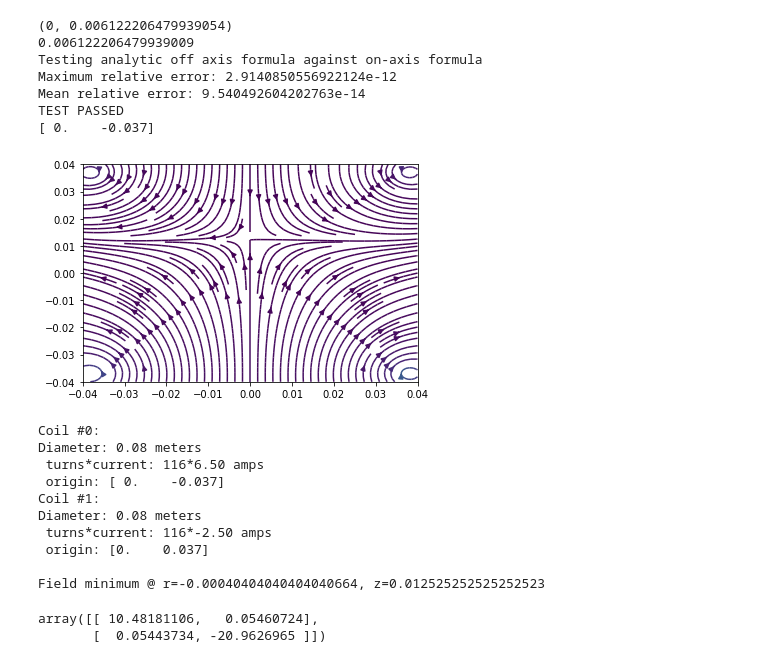
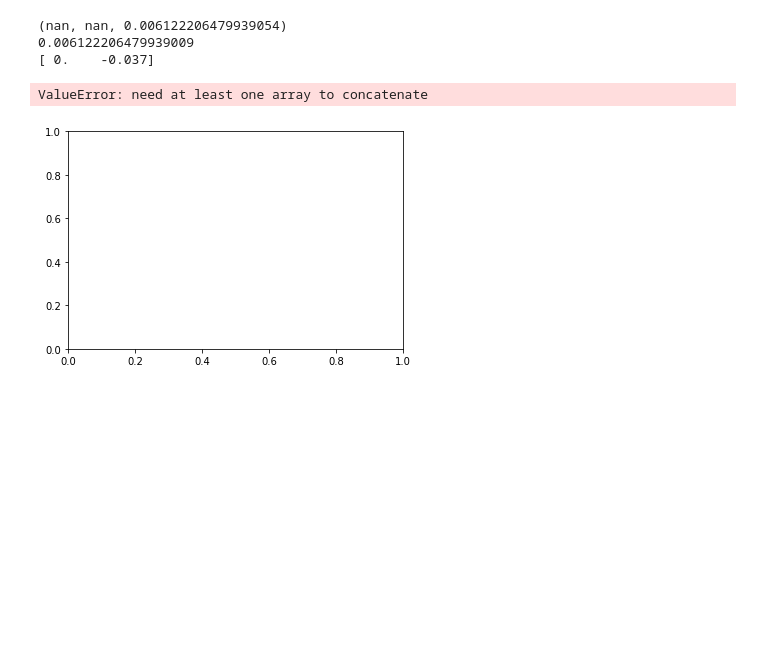
Before and after one commit to matterwaves/atomic_py, a Jupyter notebook: mot-class-tests.ipynb, the cells around one changed output. Cells and saved outputs as stored; diff of their text form; code cells hidden in the pictures; blank space fills up the shorter version.

Commit message:
switched from meshgrid to mgrid, using 3D calculations, but 2D slices for visualization

```diff
--- a/mot-class-tests.ipynb
+++ b/mot-class-tests.ipynb
@@ -8,55 +9,40 @@ from numpy import sin,cos,e,pi,sqrt
 ## Create a loop of wire
 ## Specify the diameter, number of turns, current, and origin (location of center)
 loop=mot.magneticCoil(diameter=2*0.038,turns=48+68,current=6.5,origin=[0,-0.074/2])
 
 #loop.field, and loop.fieldOnAxis for evaluating the field strength
-print(loop.field(0,1))
+print(loop.field(0,0,1))
 print(loop.fieldOnAxis(1))
 
 ## Compare the analytic formula to the on-axis formula to verify no mistakes
-loop.consistencyCheck()
+#loop.consistencyCheck()
 
 ## Create a shifted copy
 loop2=loop.copy()
 loop2.shift([0,0.074])
 
 # Change the current thru the second loop
 loop2.current=-2.5
 print(loop.origin)
 
 ## Create a mot coils system out of the two loops
 coils=mot.coilSystem([loop,loop2])
 ## Create a rectangle about the origin for searching for field zeros
-coils.setROI((-0.040,0.040,100),(-0.040,0.040,100))
+coils.setROI((-0.040,0.040,4j),(-0.040,0.040,4j))
 coils.view()
 
 ## human readable description of the coil system
 print(coils)
 
 ## Find the minimum field strength in the ROI
 ## Compute the gradient at this position
-coils.gradient()
+DBx,DBy,DBz=coils.gradient()
 # %% [output]
-(0, 0.006122206479939054)
+(nan, nan, 0.006122206479939054)
 0.006122206479939009
-Testing analytic off axis formula against on-axis formula
-Maximum relative error: 2.9140850556922124e-12
-Mean relative error: 9.540492604202763e-14
-TEST PASSED
 [ 0.    -0.037]
+ValueError: need at least one array to concatenate
-[figure, old version]
+[figure, new version]
-Coil #0:
-Diameter: 0.08 meters
- turns*current: 116*6.50 amps
- origin: [ 0.    -0.037]
-Coil #1:
-Diameter: 0.08 meters
- turns*current: 116*-2.50 amps
- origin: [0.    0.037]
-
-Field minimum @ r=-0.00040404040404040664, z=0.012525252525252523
-array([[ 10.48181106,   0.05460724],
-       [  0.05443734, -20.9626965 ]])
 # %%
 ## create a laser pointing along the -z direction
 incoming_laser=mot.laser(intensity=10,polarization=+1,direction=[0,0,-1])
```
Also changed, not shown: parts of 19 cells of this notebook, 1 other file.
